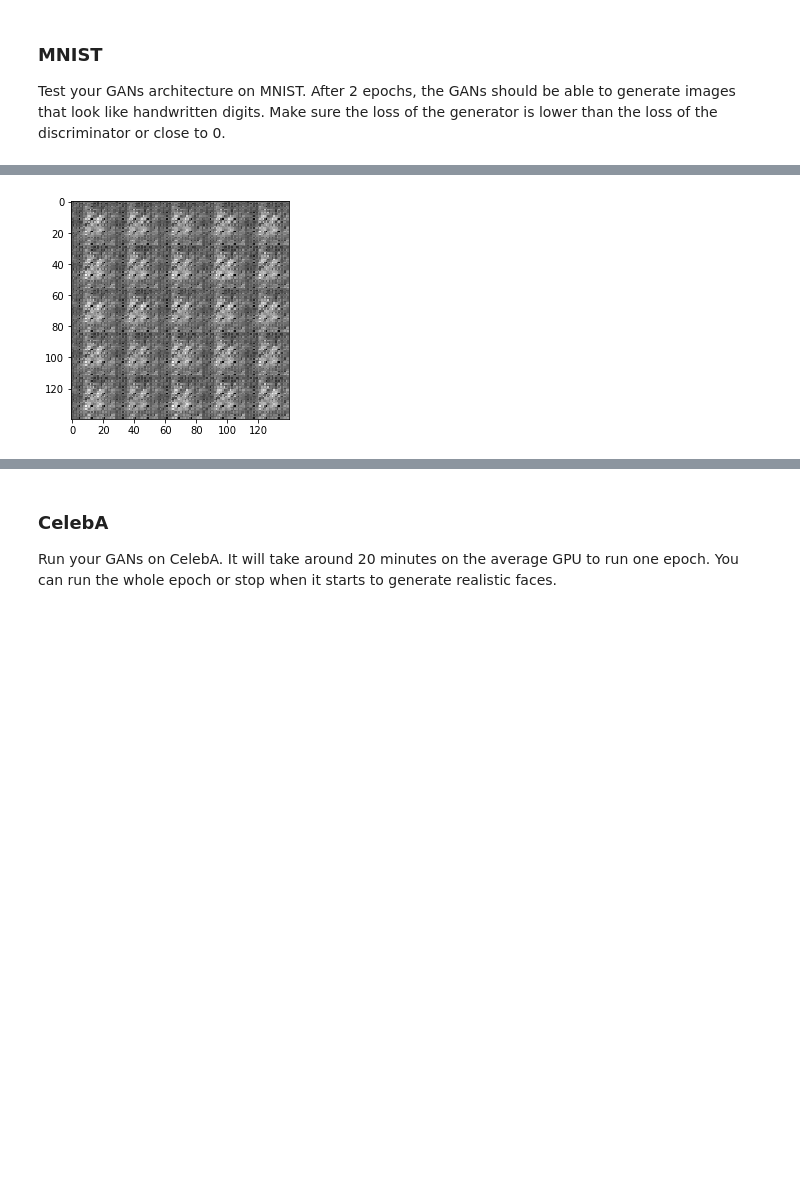
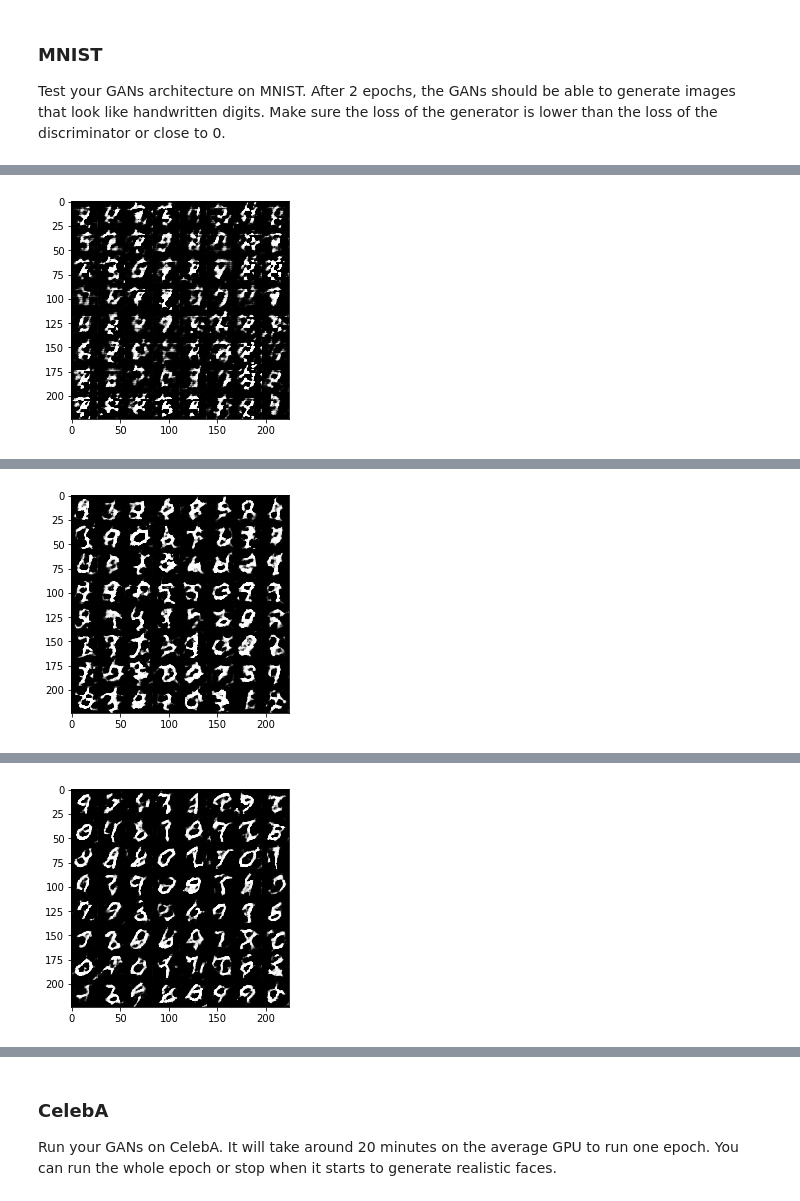
Before and after one commit to anorfleet/saving_face, a Jupyter notebook: dlnd_face_generation.ipynb, the cells around one changed output, grey strips where cells are left out. Drawn from its saved outputs; the diff is of its cells as text; code cells hidden in the pictures; blank space fills up the shorter version.

```diff
--- a/dlnd_face_generation.ipynb
+++ b/dlnd_face_generation.ipynb
@@ -185,23 +198,24 @@ def generator(z, out_channel_dim, is_train=True):
     """
     # TODO: Implement Function
     alpha = 0.2
-    dim_seed = 512
-    kernel_size = 3
+    dim_seed = 256
+    kernel_size = 5
+    dim_w_h = 3
     with tf.variable_scope('generator', reuse=not is_train):
-        l1 = tf.layers.dense(z, 3*3*dim_seed)
-        l1 = tf.reshape(l1, (-1, 3, 3, dim_seed))
-        l1 = tf.maximum(alpha*l1, l1)
+        x = tf.layers.dense(z, dim_w_h*dim_w_h*dim_seed)
+        x = tf.reshape(x, (-1, dim_w_h, dim_w_h, dim_seed))
+        x = tf.maximum(alpha*x, x)
 
-        l2 = tf.layers.conv2d_transpose(l1, dim_seed//2, kernel_size, strides=2, padding='Valid')
-        l2 = tf.layers.batch_normalization(l2, training=is_train)
-        l2 = tf.maximum(alpha*l2, l2)
+        x = tf.layers.conv2d_transpose(x, dim_seed//2, 3, strides=2, padding='Valid')
+        x = tf.layers.batch_normalization(x, training=is_train)
+        x = tf.maximum(alpha*x, x)
 
-        l3 = tf.layers.conv2d_transpose(l2, dim_seed//4, kernel_size, strides=2, padding='Same')
-        l3 = tf.layers.batch_normalization(l3, training=is_train)
-        l3 = tf.maximum(alpha*l3, l3)
+        x = tf.layers.conv2d_transpose(x, dim_seed//4, kernel_size, strides=2, padding='Same')
+        x = tf.layers.batch_normalization(x, training=is_train)
+        x = tf.maximum(alpha*x, x)
 
-        l4 = tf.layers.conv2d_transpose(l3, out_channel_dim, kernel_size, strides=2, padding='Same')
-        out = tf.tanh(l4)
+        x = tf.layers.conv2d_transpose(x, out_channel_dim, kernel_size, strides=2, padding='Same')
+        out = tf.tanh(x)
 
     return out
 
@@ -232,7 +246,7 @@ def model_loss(input_real, input_z, out_channel_dim):
     d_model_fake, d_logits_fake = discriminator(g_model, reuse=True)
 
     d_loss_real = tf.reduce_mean(
-        tf.nn.sigmoid_cross_entropy_with_logits(logits=d_logits_real, labels=tf.ones_like(d_model_real)))
+        tf.nn.sigmoid_cross_entropy_with_logits(logits=d_logits_real, labels=tf.ones_like(d_model_real)*0.85))
     d_loss_fake = tf.reduce_mean(
         tf.nn.sigmoid_cross_entropy_with_logits(logits=d_logits_fake, labels=tf.zeros_like(d_model_fake)))
     g_loss = tf.reduce_mean(
@@ -336,7 +350,7 @@ def train(epoch_count, batch_size, z_dim, learning_rate, beta1, get_batches, dat
     losses = []
 
     # TODO: Build Model
-    tf.reset_default_graph()
+#     tf.reset_default_graph()
 
     images, w, h, chan = data_shape
     input_real, input_z, lr = model_inputs(w, h, chan, z_dim)
@@ -349,15 +363,16 @@ def train(epoch_count, batch_size, z_dim, learning_rate, beta1, get_batches, dat
         for epoch_i in range(epoch_count):
             for batch_images in get_batches(batch_size):
                 steps += 1
+                batch_images = batch_images*2
 
                 # TODO: Train Model
                 z = np.random.uniform(-1, 1, (batch_size, z_dim))
 
                 _ = sess.run([d_opt], feed_dict={input_real: batch_images, input_z:z, lr:learning_rate})
-                _ = sess.run([g_opt], feed_dict={input_real: batch_images, input_z:z, lr:learning_rate})
+                _ = sess.run([g_opt], feed_dict={input_z:z, input_real: batch_images, lr:learning_rate})
 
 
-                if steps % 10 == 0:
+                if steps % 250 == 0:
                     # print losses
                     d_loss_train = d_loss.eval(feed_dict={input_real: batch_images, input_z:z})
                     g_loss_train = g_loss.eval(feed_dict={input_z:z})
@@ -367,7 +382,7 @@ def train(epoch_count, batch_size, z_dim, learning_rate, beta1, get_batches, dat
                           "Generator Loss, {}".format(g_loss_train))
                     losses.append([d_loss_train, g_loss_train])
 
-                if steps % 100 == 0:
+                if steps % 500 == 0:
                     show_generator_output(sess, batch_size, input_z, chan, data_image_mode)
 
         saver.save(sess, './checkpoints/generator.ckpt')
@@ -377,9 +392,9 @@ def train(epoch_count, batch_size, z_dim, learning_rate, beta1, get_batches, dat
 ### MNIST
 Test your GANs architecture on MNIST.  After 2 epochs, the GANs should be able to generate images that look like handwritten digits.  Make sure the loss of the generator is lower than the loss of the discriminator or close to 0.
 # %%
-batch_size = 32
-z_dim = 100
-learning_rate = 0.001
+batch_size = 64
+z_dim = 200
+learning_rate = 0.01
 beta1 = 0.5
 
 
@@ -406 +413 @@ Epoch 0/2 Discriminator Loss, 1.362729787826538 Generator Loss, 0.66718089580535
-[figure, old version]
+[figure, new version]
@@ -415,0 +416 @@ Epoch 0/2 Discriminator Loss, 1.4367737770080566 Generator Loss, 0.6587042212486
+[figure, added]
@@ -416,0 +419 @@ IndexError: list index out of range
+[figure, added]
```
Also changed, not shown: parts of 7 cells of this notebook.
